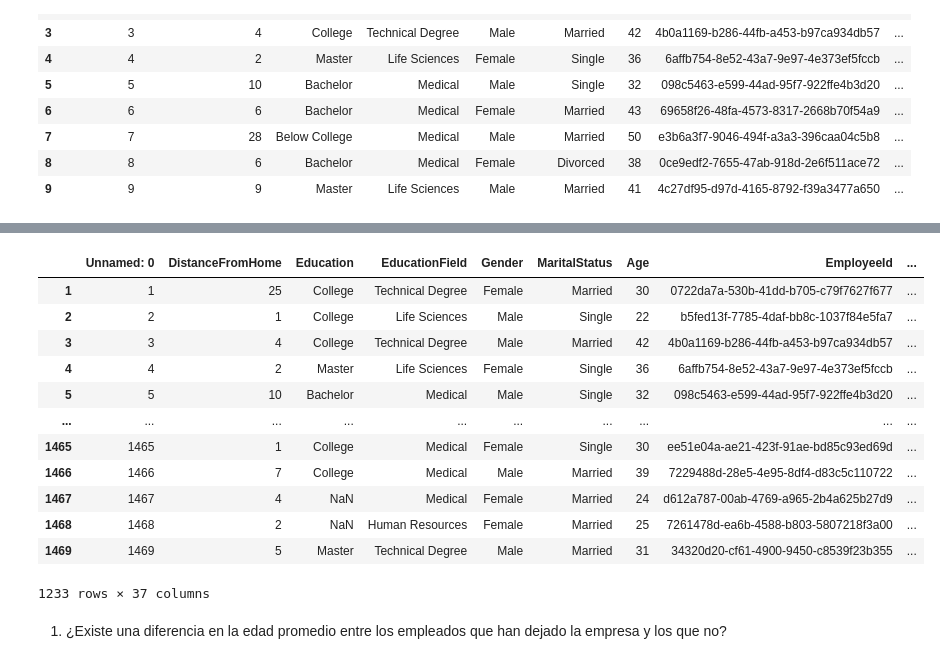
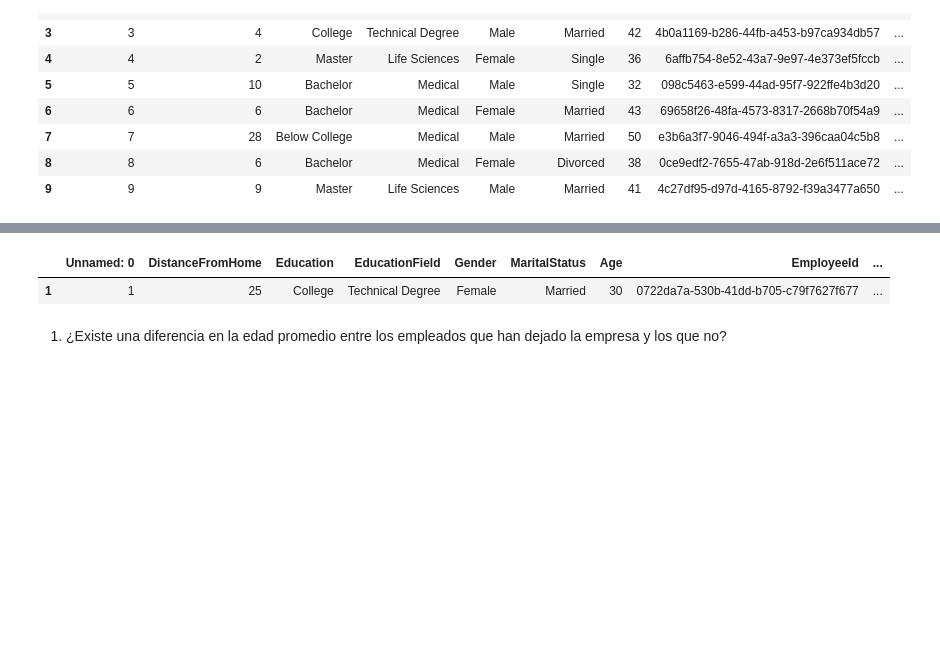
Before and after one commit to jgilsu11/Teoria, a Jupyter notebook: Modulo2/teoria/problema-enunciado.ipynb, the cells around one changed output, grey strips where cells are left out. Cells and saved outputs as stored; diff of their text form; code cells hidden in the pictures; blank space fills up the shorter version.

```diff
--- a/Modulo2/teoria/problema-enunciado.ipynb
+++ b/Modulo2/teoria/problema-enunciado.ipynb
@@ -62,23 +55,12 @@ df_desempleado
 # %%
 filtro1 = df["Attrition"] == "No"
 filtro2 = df["Attrition"] == "no"
 
 df_empleado = df[filtro1|filtro2]
-df_empleado
+df_empleado.head(1)
 # %% [output]
 |  | Unnamed: 0 | DistanceFromHome | Education | EducationField | Gender | MaritalStatus | Age | EmployeeId | ... |
 | 1 | 1 | 25 | College | Technical Degree | Female | Married | 30 | 0722da7a-530b-41dd-b705-c79f7627f677 | ... |
-| 2 | 2 | 1 | College | Life Sciences | Male | Single | 22 | b5fed13f-7785-4daf-bb8c-1037f84e5fa7 | ... |
-| 3 | 3 | 4 | College | Technical Degree | Male | Married | 42 | 4b0a1169-b286-44fb-a453-b97ca934db57 | ... |
-| 4 | 4 | 2 | Master | Life Sciences | Female | Single | 36 | 6affb754-8e52-43a7-9e97-4e373ef5fccb | ... |
-| 5 | 5 | 10 | Bachelor | Medical | Male | Single | 32 | 098c5463-e599-44ad-95f7-922ffe4b3d20 | ... |
-| ... | ... | ... | ... | ... | ... | ... | ... | ... | ... |
-| 1465 | 1465 | 1 | College | Medical | Female | Single | 30 | ee51e04a-ae21-423f-91ae-bd85c93ed69d | ... |
-| 1466 | 1466 | 7 | College | Medical | Male | Married | 39 | 7229488d-28e5-4e95-8df4-d83c5c110722 | ... |
-| 1467 | 1467 | 4 | NaN | Medical | Female | Married | 24 | d612a787-00ab-4769-a965-2b4a625b27d9 | ... |
-| 1468 | 1468 | 2 | NaN | Human Resources | Female | Married | 25 | 7261478d-ea6b-4588-b803-5807218f3a00 | ... |
-| 1469 | 1469 | 5 | Master | Technical Degree | Male | Married | 31 | 34320d20-cf61-4900-9450-c8539f23b355 | ... |
-1233 rows × 37 columns
 # %% [markdown]
 1. ¿Existe una diferencia en la edad promedio entre los empleados que han dejado la empresa y los que no?
 # %%
```
Also changed, not shown: parts of 19 cells of this notebook.
